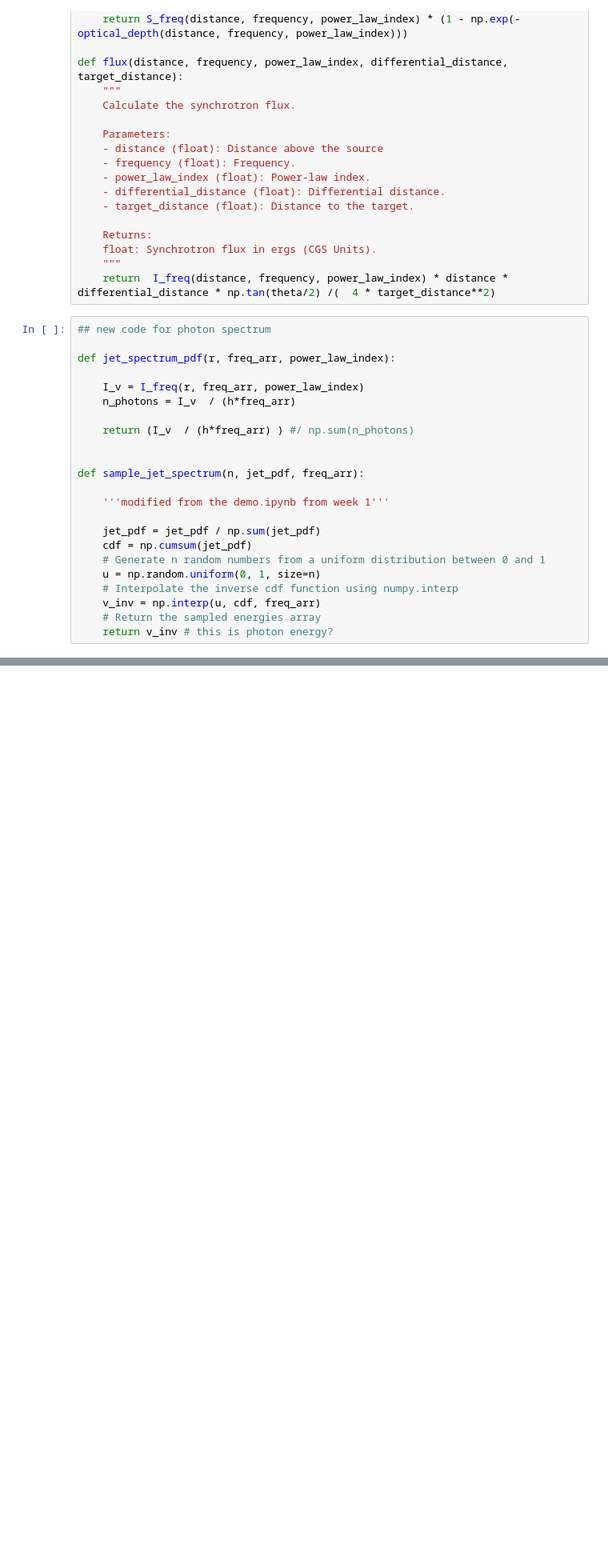
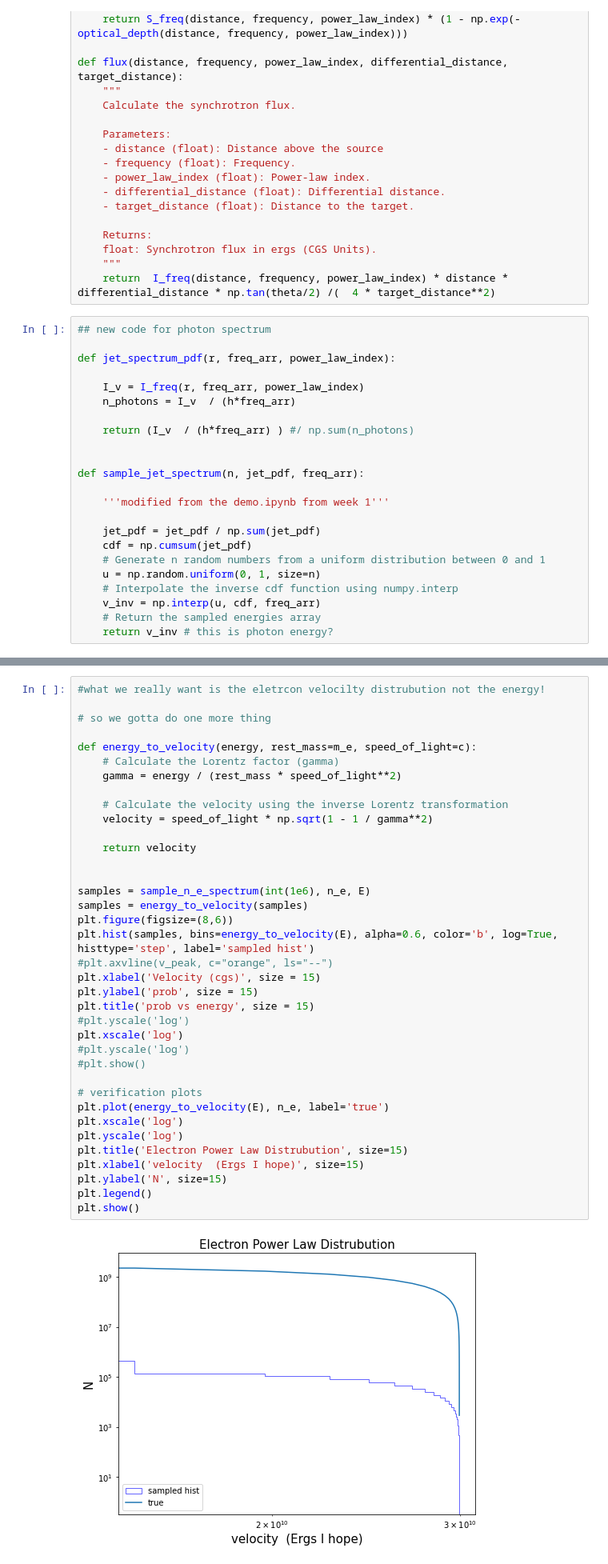
Before and after one commit to afinemax/extreme_astrophysics_2023, a Jupyter notebook: ps5/max_fine_ps5.ipynb, the cells around one changed output, grey strips where cells are left out. Shown: that part at 80% size. Drawn from its saved outputs; the diff is of its cells as text; blank space fills up the shorter version.

```diff
--- a/ps5/max_fine_ps5.ipynb
+++ b/ps5/max_fine_ps5.ipynb
@@ -522,0 +527,39 @@ plt.show()
+# %%
+#what we really want is the eletrcon velocilty distrubution not the energy!
+
+# so we gotta do one more thing
+
+def energy_to_velocity(energy, rest_mass=m_e, speed_of_light=c):
+    # Calculate the Lorentz factor (gamma)
+    gamma = energy / (rest_mass * speed_of_light**2)
+
+    # Calculate the velocity using the inverse Lorentz transformation
+    velocity = speed_of_light * np.sqrt(1 - 1 / gamma**2)
+
+    return velocity
+
+
+samples = sample_n_e_spectrum(int(1e6), n_e, E)
+samples = energy_to_velocity(samples)
+plt.figure(figsize=(8,6))
+plt.hist(samples, bins=energy_to_velocity(E), alpha=0.6, color='b', log=True, histtype='step', label='sampled hist')
+#plt.axvline(v_peak, c="orange", ls="--")
+plt.xlabel('Velocity (cgs)', size = 15)
+plt.ylabel('prob', size = 15)
+plt.title('prob vs energy', size = 15)
+#plt.yscale('log')
+plt.xscale('log')
+#plt.yscale('log')
+#plt.show()
+
+# verification plots
+plt.plot(energy_to_velocity(E), n_e, label='true')
+plt.xscale('log')
+plt.yscale('log')
+plt.title('Electron Power Law Distrubution', size=15)
+plt.xlabel('velocity  (Ergs I hope)', size=15)
+plt.ylabel('N', size=15)
+plt.legend()
+plt.show()
+# %% [output]
+[figure, added]
```
Also changed, not shown: parts of 7 cells of this notebook.
